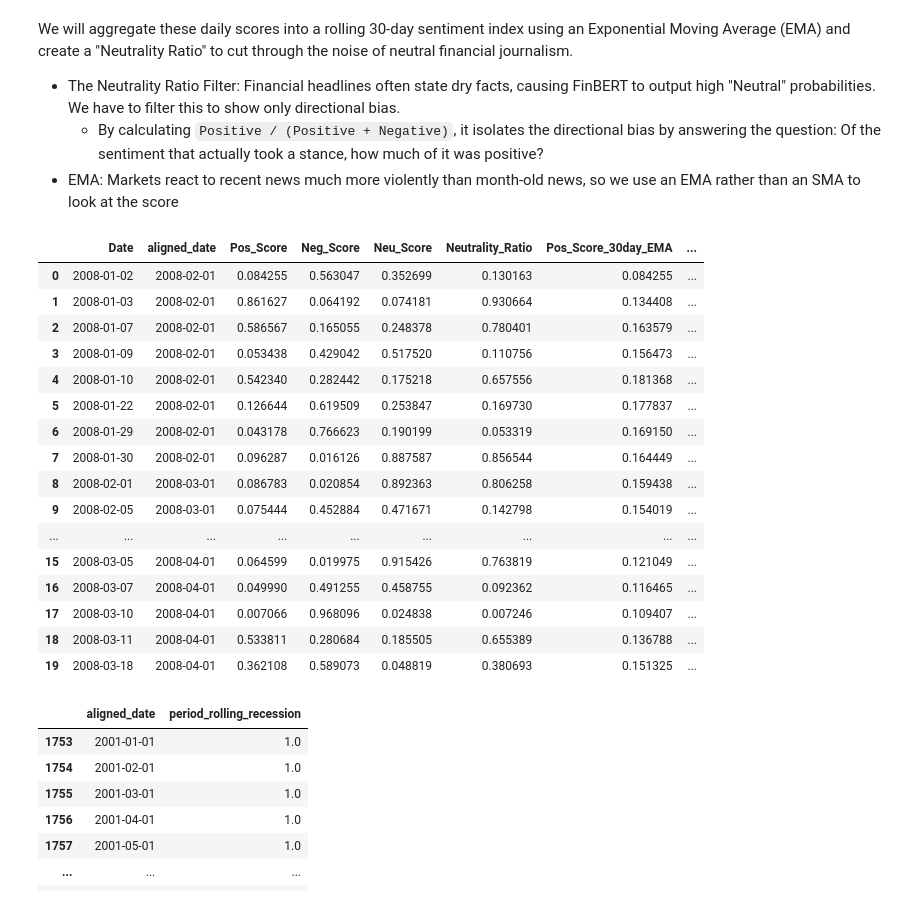
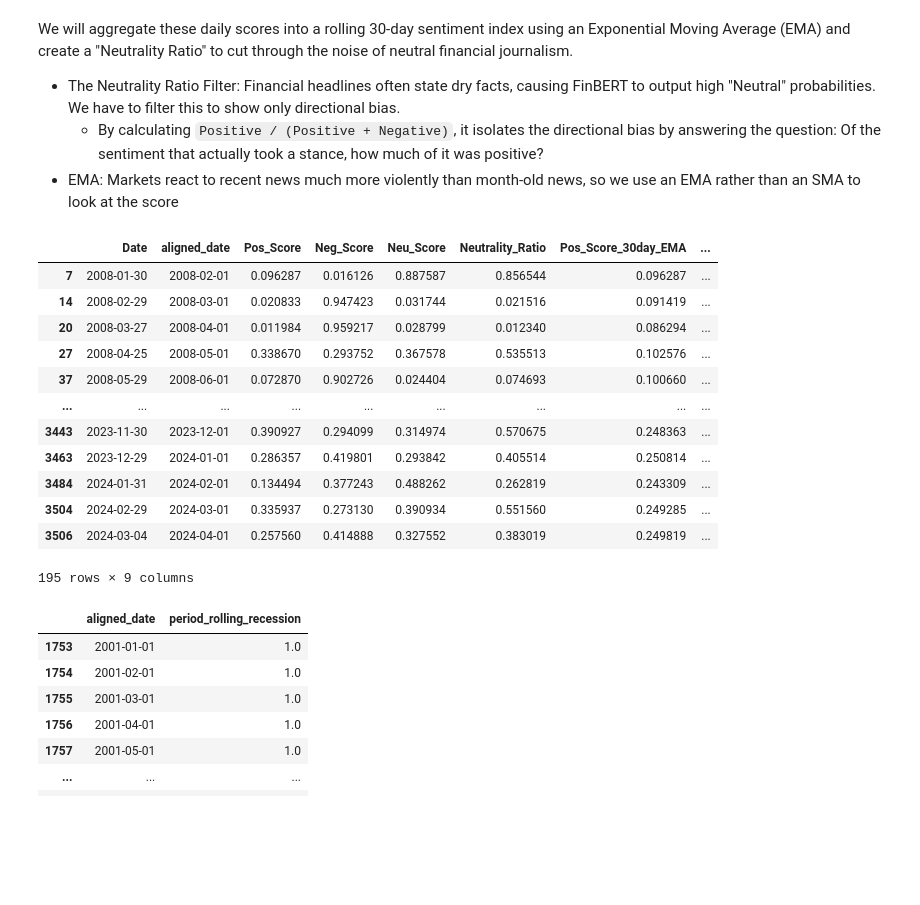
Before and after one commit to pearchew/recession_lookback, a Jupyter notebook: notebooks/02_soft_data_ingestion_and_training.ipynb, the cells around one changed output. Drawn from its saved outputs; the diff is of its cells as text; code cells hidden in the pictures; blank space fills up the shorter version.

```diff
--- a/notebooks/02_soft_data_ingestion_and_training.ipynb
+++ b/notebooks/02_soft_data_ingestion_and_training.ipynb
@@ -120,27 +116,24 @@ We will aggregate these daily scores into a rolling 30-day sentiment index using
 # %%
 mean_sentiment["Neutrality_Ratio"]= (mean_sentiment["Pos_Score"]/(mean_sentiment["Pos_Score"]+mean_sentiment["Neg_Score"])).fillna(0.5)
 mean_sentiment["Pos_Score_30day_EMA"] = mean_sentiment["Pos_Score"].ewm(span=30, adjust=False).mean()
 mean_sentiment["Neg_Score_30day_EMA"] = mean_sentiment["Neg_Score"].ewm(span=30, adjust=False).mean()
 mean_sentiment["Neutrality_Ratio_30day_EMA"] = mean_sentiment["Neutrality_Ratio"].ewm(span=30, adjust=False).mean()
-mean_sentiment.head(20)
+mean_sentiment.drop_duplicates(subset='aligned_date', keep='last',inplace=True)
+mean_sentiment
 # %% [output]
 |  | Date | aligned_date | Pos_Score | Neg_Score | Neu_Score | Neutrality_Ratio | Pos_Score_30day_EMA | ... |
-| 0 | 2008-01-02 | 2008-02-01 | 0.084255 | 0.563047 | 0.352699 | 0.130163 | 0.084255 | ... |
-| 1 | 2008-01-03 | 2008-02-01 | 0.861627 | 0.064192 | 0.074181 | 0.930664 | 0.134408 | ... |
-| 2 | 2008-01-07 | 2008-02-01 | 0.586567 | 0.165055 | 0.248378 | 0.780401 | 0.163579 | ... |
-| 3 | 2008-01-09 | 2008-02-01 | 0.053438 | 0.429042 | 0.517520 | 0.110756 | 0.156473 | ... |
-| 4 | 2008-01-10 | 2008-02-01 | 0.542340 | 0.282442 | 0.175218 | 0.657556 | 0.181368 | ... |
-| 5 | 2008-01-22 | 2008-02-01 | 0.126644 | 0.619509 | 0.253847 | 0.169730 | 0.177837 | ... |
-| 6 | 2008-01-29 | 2008-02-01 | 0.043178 | 0.766623 | 0.190199 | 0.053319 | 0.169150 | ... |
-| 7 | 2008-01-30 | 2008-02-01 | 0.096287 | 0.016126 | 0.887587 | 0.856544 | 0.164449 | ... |
-| 8 | 2008-02-01 | 2008-03-01 | 0.086783 | 0.020854 | 0.892363 | 0.806258 | 0.159438 | ... |
-| 9 | 2008-02-05 | 2008-03-01 | 0.075444 | 0.452884 | 0.471671 | 0.142798 | 0.154019 | ... |
+| 7 | 2008-01-30 | 2008-02-01 | 0.096287 | 0.016126 | 0.887587 | 0.856544 | 0.096287 | ... |
+| 14 | 2008-02-29 | 2008-03-01 | 0.020833 | 0.947423 | 0.031744 | 0.021516 | 0.091419 | ... |
+| 20 | 2008-03-27 | 2008-04-01 | 0.011984 | 0.959217 | 0.028799 | 0.012340 | 0.086294 | ... |
+| 27 | 2008-04-25 | 2008-05-01 | 0.338670 | 0.293752 | 0.367578 | 0.535513 | 0.102576 | ... |
+| 37 | 2008-05-29 | 2008-06-01 | 0.072870 | 0.902726 | 0.024404 | 0.074693 | 0.100660 | ... |
 | ... | ... | ... | ... | ... | ... | ... | ... | ... |
-| 15 | 2008-03-05 | 2008-04-01 | 0.064599 | 0.019975 | 0.915426 | 0.763819 | 0.121049 | ... |
-| 16 | 2008-03-07 | 2008-04-01 | 0.049990 | 0.491255 | 0.458755 | 0.092362 | 0.116465 | ... |
-| 17 | 2008-03-10 | 2008-04-01 | 0.007066 | 0.968096 | 0.024838 | 0.007246 | 0.109407 | ... |
-| 18 | 2008-03-11 | 2008-04-01 | 0.533811 | 0.280684 | 0.185505 | 0.655389 | 0.136788 | ... |
-| 19 | 2008-03-18 | 2008-04-01 | 0.362108 | 0.589073 | 0.048819 | 0.380693 | 0.151325 | ... |
+| 3443 | 2023-11-30 | 2023-12-01 | 0.390927 | 0.294099 | 0.314974 | 0.570675 | 0.248363 | ... |
+| 3463 | 2023-12-29 | 2024-01-01 | 0.286357 | 0.419801 | 0.293842 | 0.405514 | 0.250814 | ... |
+| 3484 | 2024-01-31 | 2024-02-01 | 0.134494 | 0.377243 | 0.488262 | 0.262819 | 0.243309 | ... |
+| 3504 | 2024-02-29 | 2024-03-01 | 0.335937 | 0.273130 | 0.390934 | 0.551560 | 0.249285 | ... |
+| 3506 | 2024-03-04 | 2024-04-01 | 0.257560 | 0.414888 | 0.327552 | 0.383019 | 0.249819 | ... |
+195 rows × 9 columns
 # %%
 from fredapi import Fred
 from dotenv import load_dotenv
```
Also changed, not shown: parts of 7 cells of this notebook, 3 other files.
